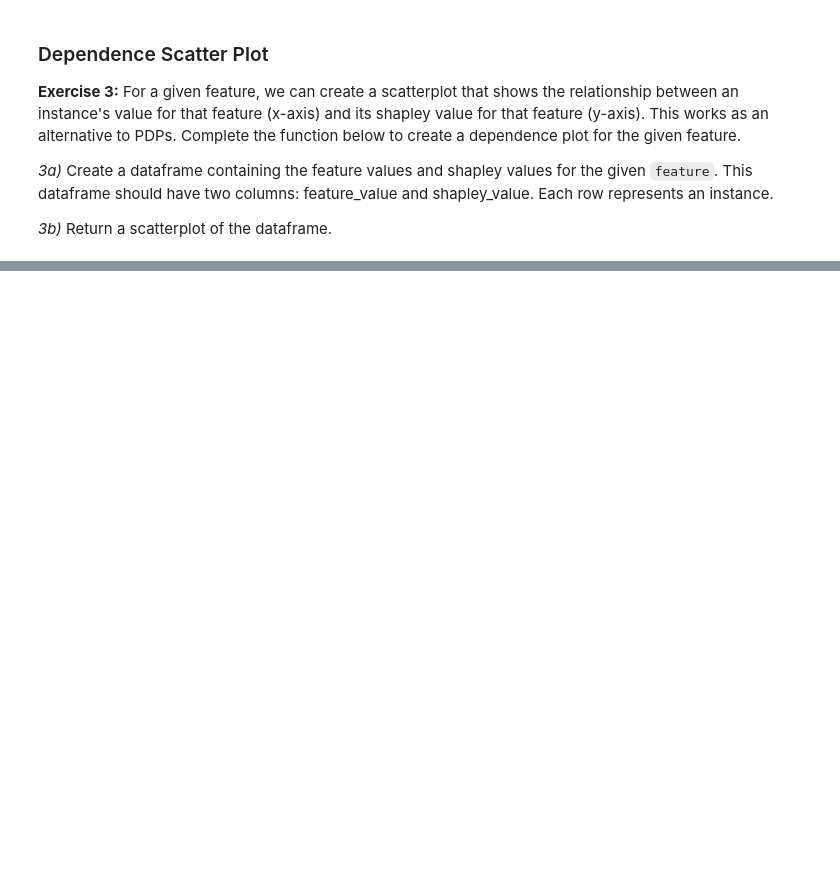
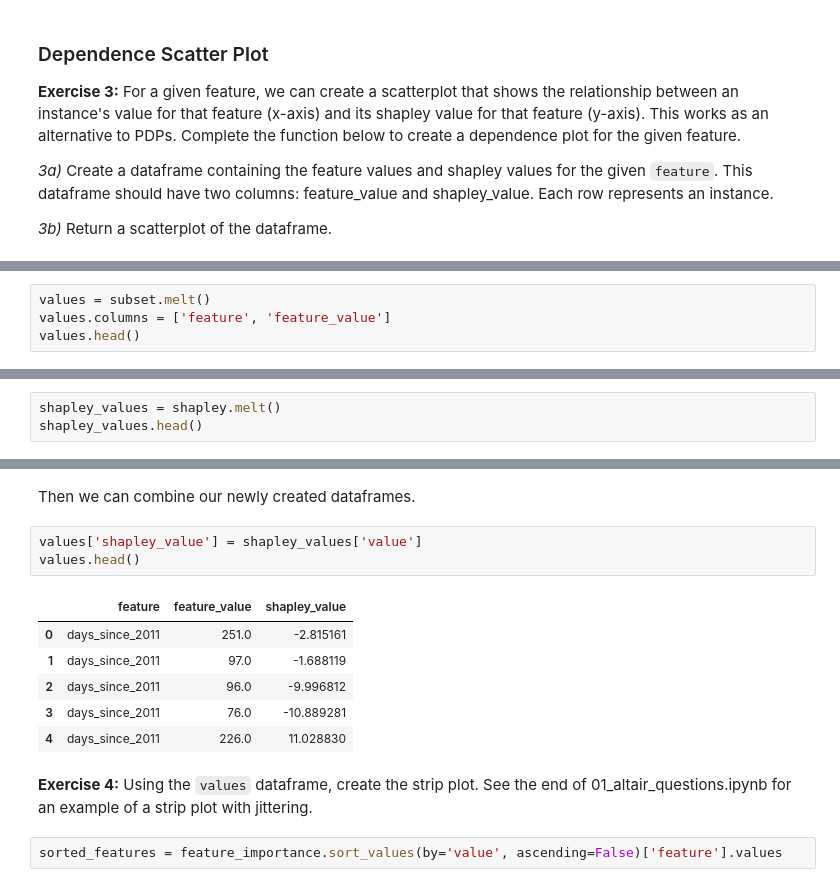
Before and after one commit to DanielKerrigan/vis4ml-class-notebooks, a Jupyter notebook: 05_solutions.ipynb, the cells around one changed output, grey strips where cells are left out. Saved outputs shown, nothing was run; the diff lists cells and outputs as text; blank space fills up the shorter version.

```diff
--- a/05_solutions.ipynb
+++ b/05_solutions.ipynb
@@ -198,0 +277,4 @@ plot_dependence(subset, shapley, 'temp')
+# %%
+values = subset.melt()
+values.columns = ['feature', 'feature_value']
+values.head()
@@ -198,0 +290,3 @@ plot_dependence(subset, shapley, 'temp')
+# %%
+shapley_values = shapley.melt()
+shapley_values.head()
@@ -198,0 +300,16 @@ plot_dependence(subset, shapley, 'temp')
+# %% [markdown]
+Then we can combine our newly created dataframes.
+# %%
+values['shapley_value'] = shapley_values['value']
+values.head()
+# %% [output]
+|  | feature | feature_value | shapley_value |
+| 0 | days_since_2011 | 251.0 | -2.815161 |
+| 1 | days_since_2011 | 97.0 | -1.688119 |
+| 2 | days_since_2011 | 96.0 | -9.996812 |
+| 3 | days_since_2011 | 76.0 | -10.889281 |
+| 4 | days_since_2011 | 226.0 | 11.028830 |
+# %% [markdown]
+**Exercise 4:** Using the `values` dataframe, create the strip plot. See the end of 01_altair_questions.ipynb for an example of a strip plot with jittering.
+# %%
+sorted_features = feature_importance.sort_values(by='value', ascending=False)['feature'].values
```
Also changed, not shown: parts of 21 cells of this notebook.
